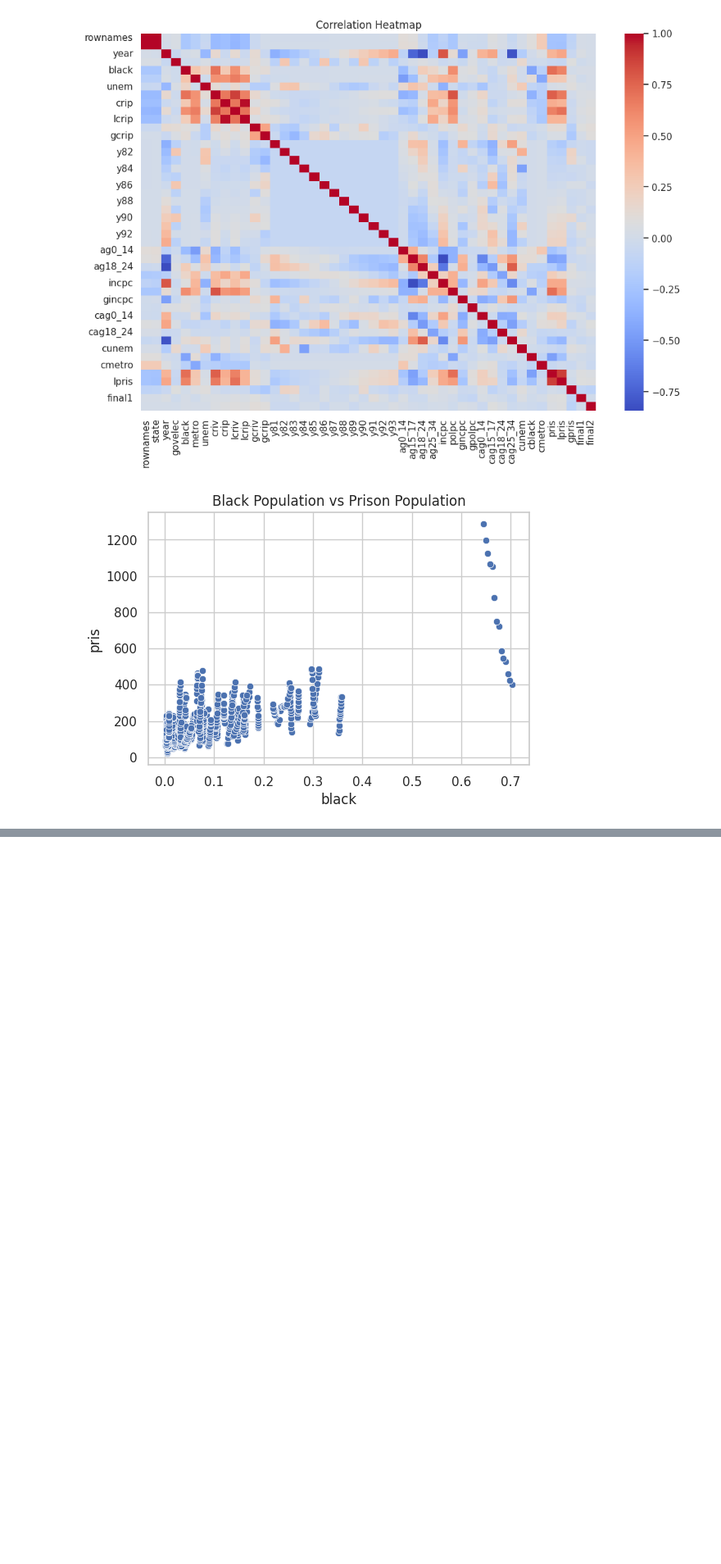
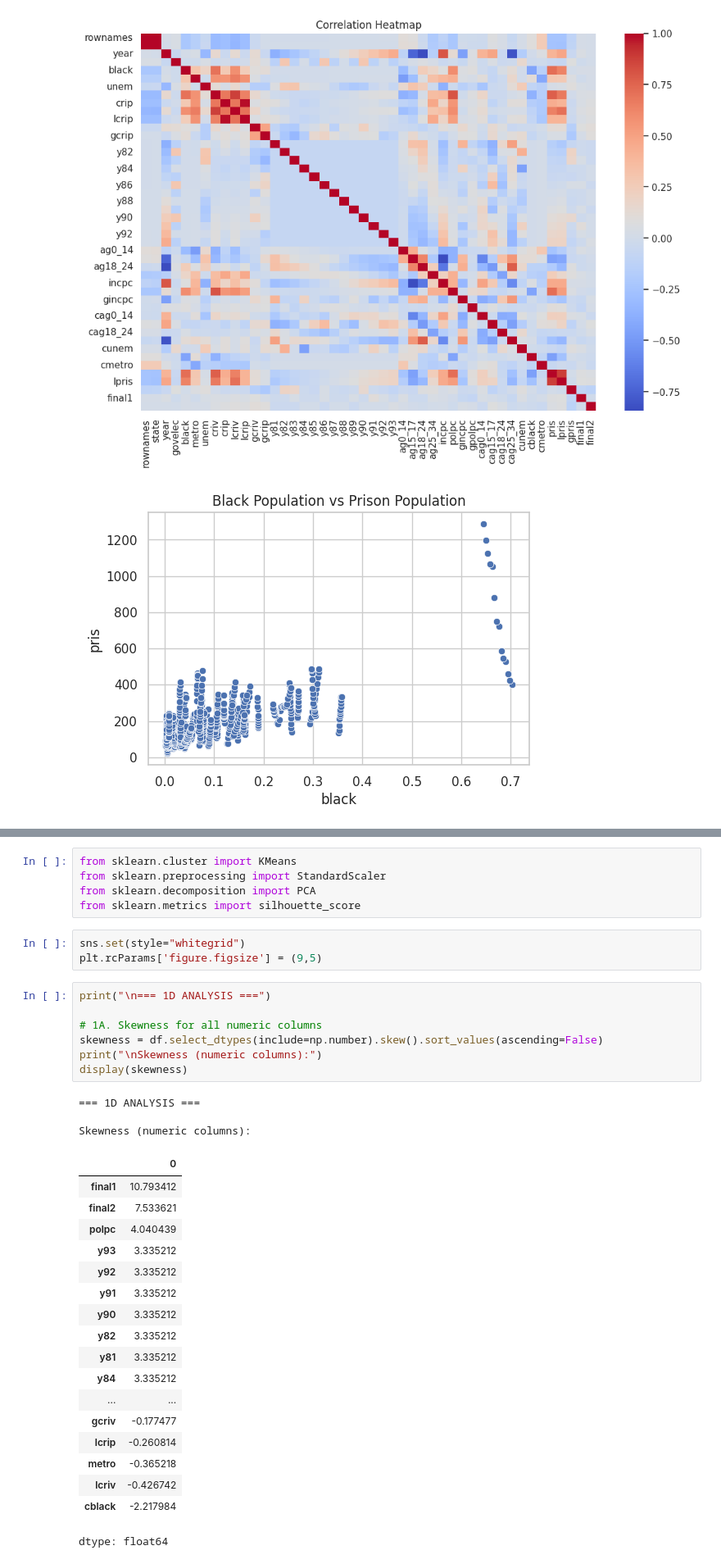
Before and after one commit to sivalinga438/EDA_project, a Jupyter notebook: 22BDS0339.ipynb, the cells around one changed output, grey strips where cells are left out. Shown at 82% size. Saved outputs shown, nothing was run; the diff lists cells and outputs as text; blank space fills up the shorter version.

```diff
--- a/22BDS0339.ipynb
+++ b/22BDS0339.ipynb
@@ -158,3 +158,40 @@ decade
 1980s    NaN   NaN    NaN
 1990s    NaN   NaN    NaN
 [figure]
+# %%
+from sklearn.cluster import KMeans
+from sklearn.preprocessing import StandardScaler
+from sklearn.decomposition import PCA
+from sklearn.metrics import silhouette_score
+# %%
+sns.set(style="whitegrid")
+plt.rcParams['figure.figsize'] = (9,5)
+# %%
+print("\n=== 1D ANALYSIS ===")
+
+# 1A. Skewness for all numeric columns
+skewness = df.select_dtypes(include=np.number).skew().sort_values(ascending=False)
+print("\nSkewness (numeric columns):")
+display(skewness)
+# %% [output]
+=== 1D ANALYSIS ===
+
+Skewness (numeric columns):
+|  | 0 |
+| final1 | 10.793412 |
+| final2 | 7.533621 |
+| polpc | 4.040439 |
+| y93 | 3.335212 |
+| y92 | 3.335212 |
+| y91 | 3.335212 |
+| y90 | 3.335212 |
+| y82 | 3.335212 |
+| y81 | 3.335212 |
+| y84 | 3.335212 |
+| ... | ... |
+| gcriv | -0.177477 |
+| lcrip | -0.260814 |
+| metro | -0.365218 |
+| lcriv | -0.426742 |
+| cblack | -2.217984 |
+dtype: float64
```
Also changed, not shown: parts of 5 cells of this notebook.
